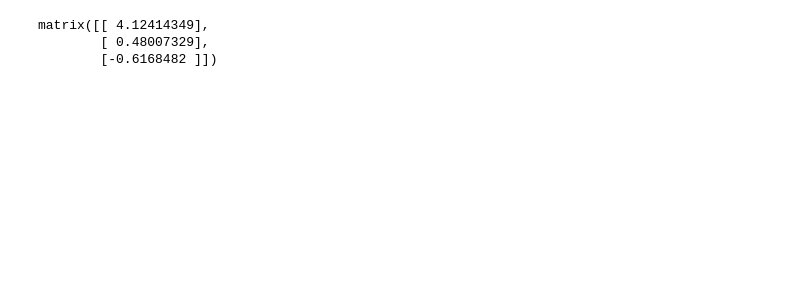
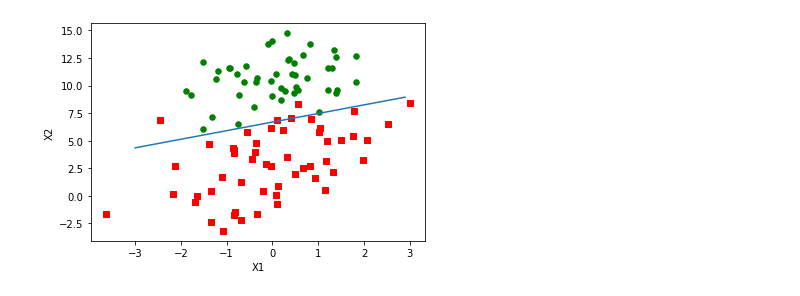
Before and after one commit to gouyt13/ML_in_action, a Jupyter notebook: Ch05/log_res.ipynb, the cells around one changed output. Cells and saved outputs as stored; diff of their text form; code cells hidden in the pictures; blank space fills up the shorter version.

```diff
--- a/Ch05/log_res.ipynb
+++ b/Ch05/log_res.ipynb
@@ -8,10 +8,10 @@ def load_dataset():
             line_arr = line.strip().split()
             data_mat.append([1.0, float(line_arr[0]), float(line_arr[1])])
             label_mat.append(int(line_arr[2]))
-    return data_mat, label_mat
+    return np.array(data_mat), np.array(label_mat)
 
 def sigmoid(inx):
-    return 1.0/(1 + np.exp(-inx))
+    return 1.0/(1.0 + np.exp(-inx))
 
 def grad_ascent(data_mat_in, classlabels):
     data_mat = np.mat(data_mat_in)
@@ -27,8 +27,34 @@ def grad_ascent(data_mat_in, classlabels):
     return weights
 # %%
 data_arr, label_mat = load_dataset()
-grad_ascent(data_arr, label_mat)
+weights = grad_ascent(data_arr, label_mat)
-# %% [output]
-matrix([[ 4.12414349],
-        [ 0.48007329],
-        [-0.6168482 ]])
+# %%
+def plot_best_fig(wei):
+    import matplotlib.pyplot as plt
+    weights = np.array(wei)
+    data_mat, label_mat = load_dataset()
+    data_arr = np.array(data_mat)
+    n = np.shape(data_arr)[0]
+    x_cord1 = []; y_cord1 = []
+    x_cord2 = []; y_cord2 = []
+    for i in range(n):
+        if (int(label_mat[i]) == 1):
+            x_cord1.append(data_arr[i, 1])
+            y_cord1.append(data_arr[i, 2])
+        else:
+            x_cord2.append(data_arr[i, 1])
+            y_cord2.append(data_arr[i, 2])
+    fig = plt.figure()
+    ax = fig.add_subplot(111)
+    ax.scatter(x_cord1, y_cord1, s=30, c='red', marker='s')
+    ax.scatter(x_cord2, y_cord2, s=30, c='green')
+    x = np.arange(-3.0, 3.0, 0.1)
+    y = (-weights[0] - weights[1] * x) / weights[2]
+    ax.plot(x, y)
+    plt.xlabel('X1')
+    plt.ylabel('X2')
+    plt.show()
+# %%
+plot_best_fig(weights)
+# %% [output]
+[figure, added]
```
Also changed, not shown: parts of 7 cells of this notebook, 1 other file.
